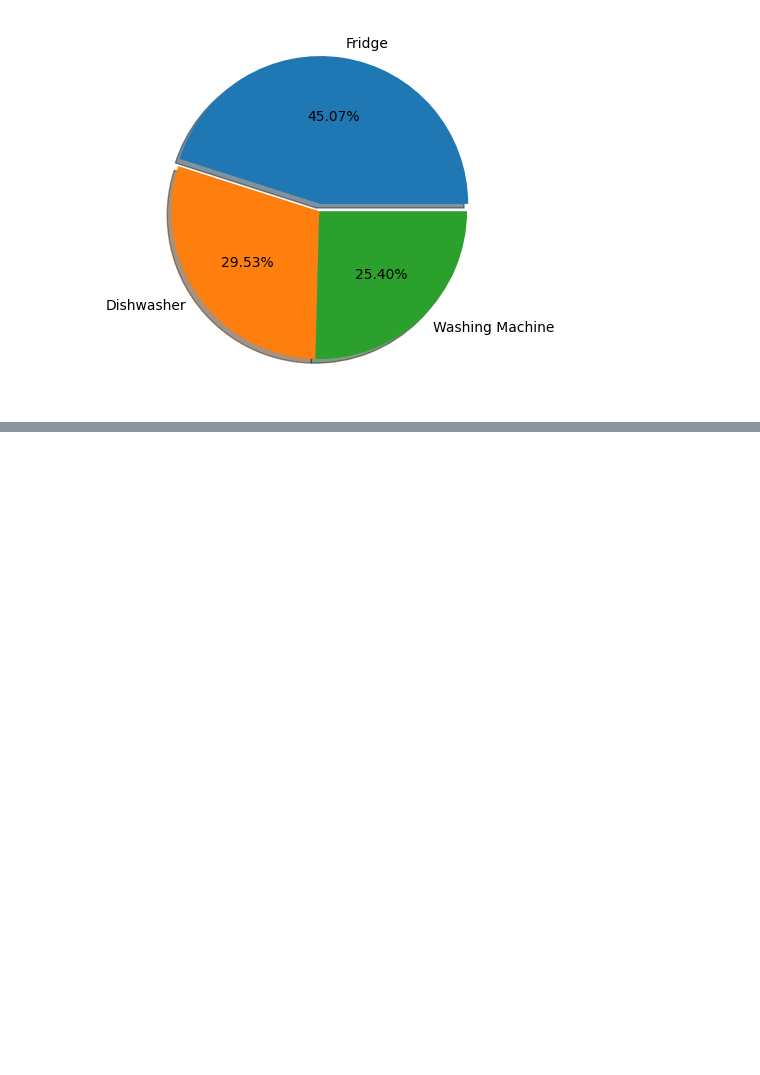
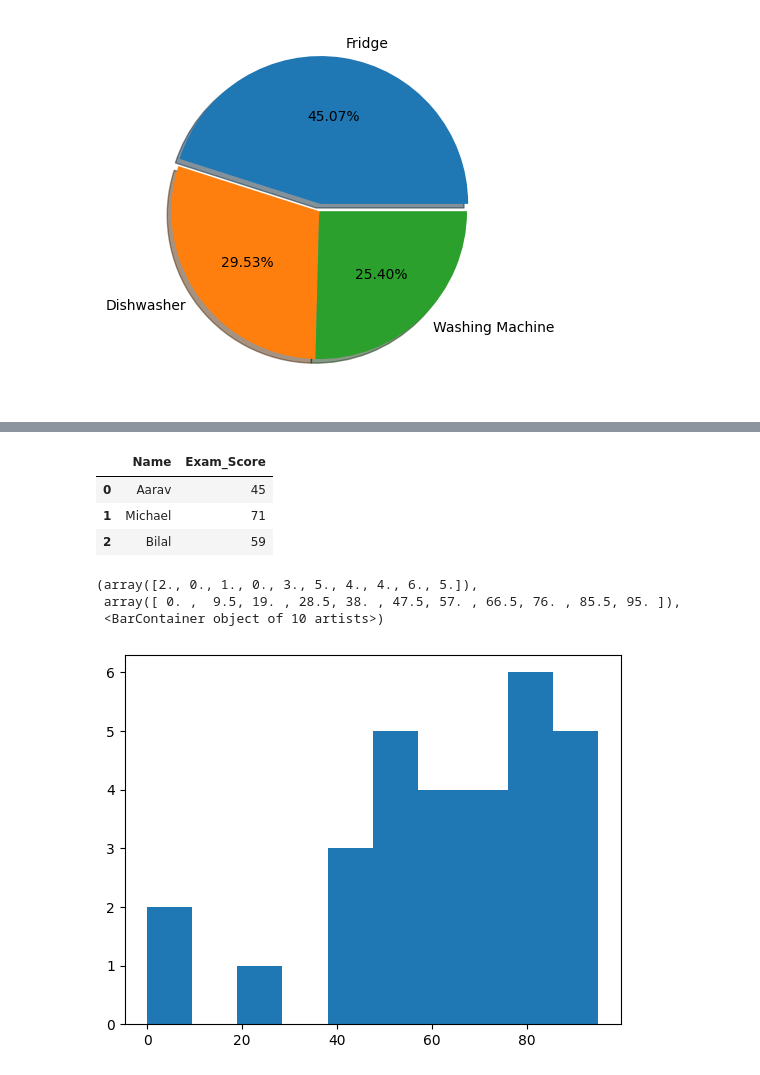
Before and after one commit to mateuslopes92/AI, a Jupyter notebook: matplot_and_seaborn/data_vizualization.ipynb, the cells around one changed output, grey strips where cells are left out. Drawn from its saved outputs; the diff is of its cells as text; code cells hidden in the pictures; blank space fills up the shorter version.

```diff
--- a/matplot_and_seaborn/data_vizualization.ipynb
+++ b/matplot_and_seaborn/data_vizualization.ipynb
@@ -47,0 +55,15 @@ plt.show()
+# %%
+df_score = pd.read_excel("histograms.xlsx")
+df_score.head(3)
+# %% [output]
+|  | Name | Exam_Score |
+| 0 | Aarav | 45 |
+| 1 | Michael | 71 |
+| 2 | Bilal | 59 |
+# %%
+plt.hist(df_score["Exam_Score"])
+# %% [output]
+(array([2., 0., 1., 0., 3., 5., 4., 4., 6., 5.]),
+ array([ 0. ,  9.5, 19. , 28.5, 38. , 47.5, 57. , 66.5, 76. , 85.5, 95. ]),
+ <BarContainer object of 10 artists>)
+[figure, added]
```
Also changed, not shown: parts of 5 cells of this notebook, 4 other files.
